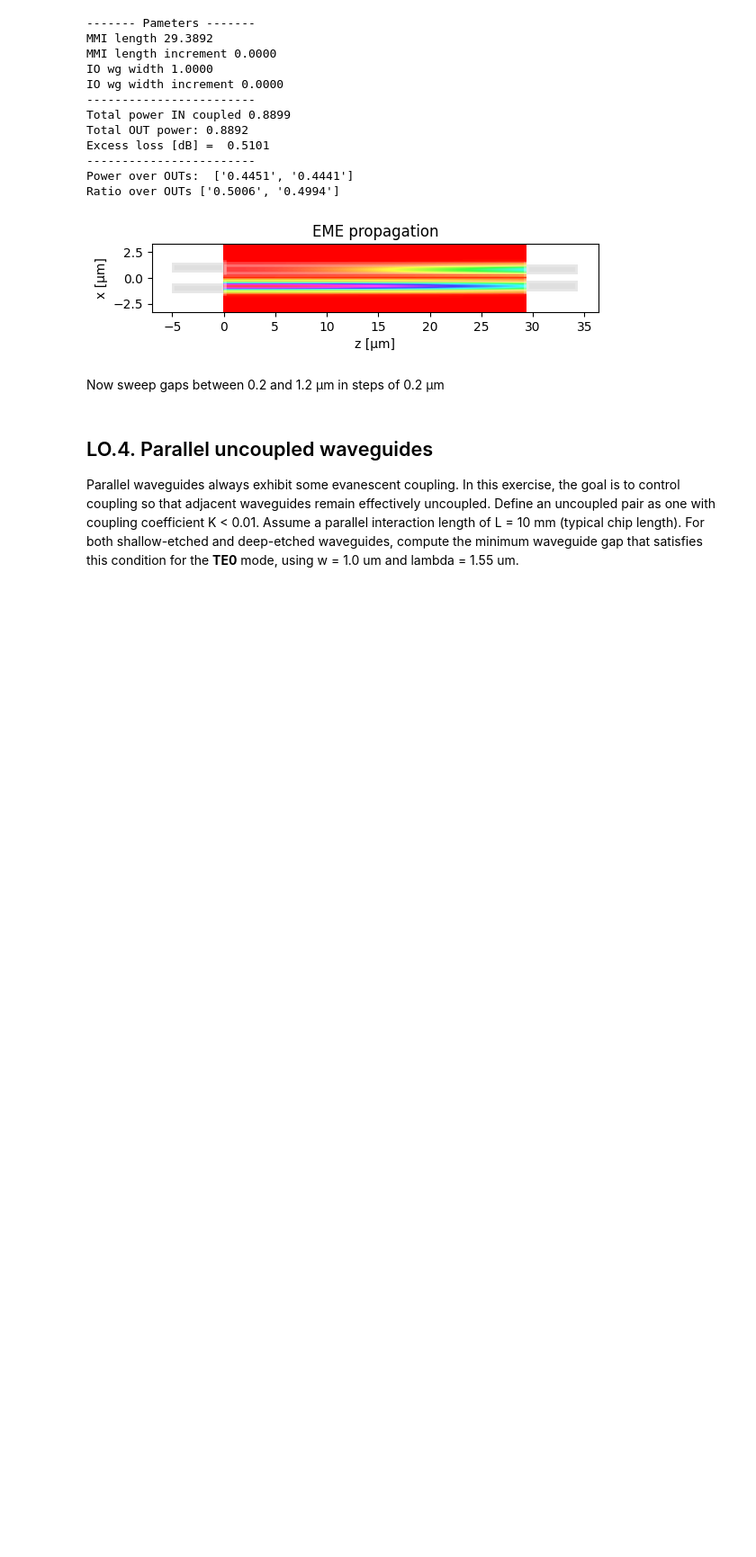
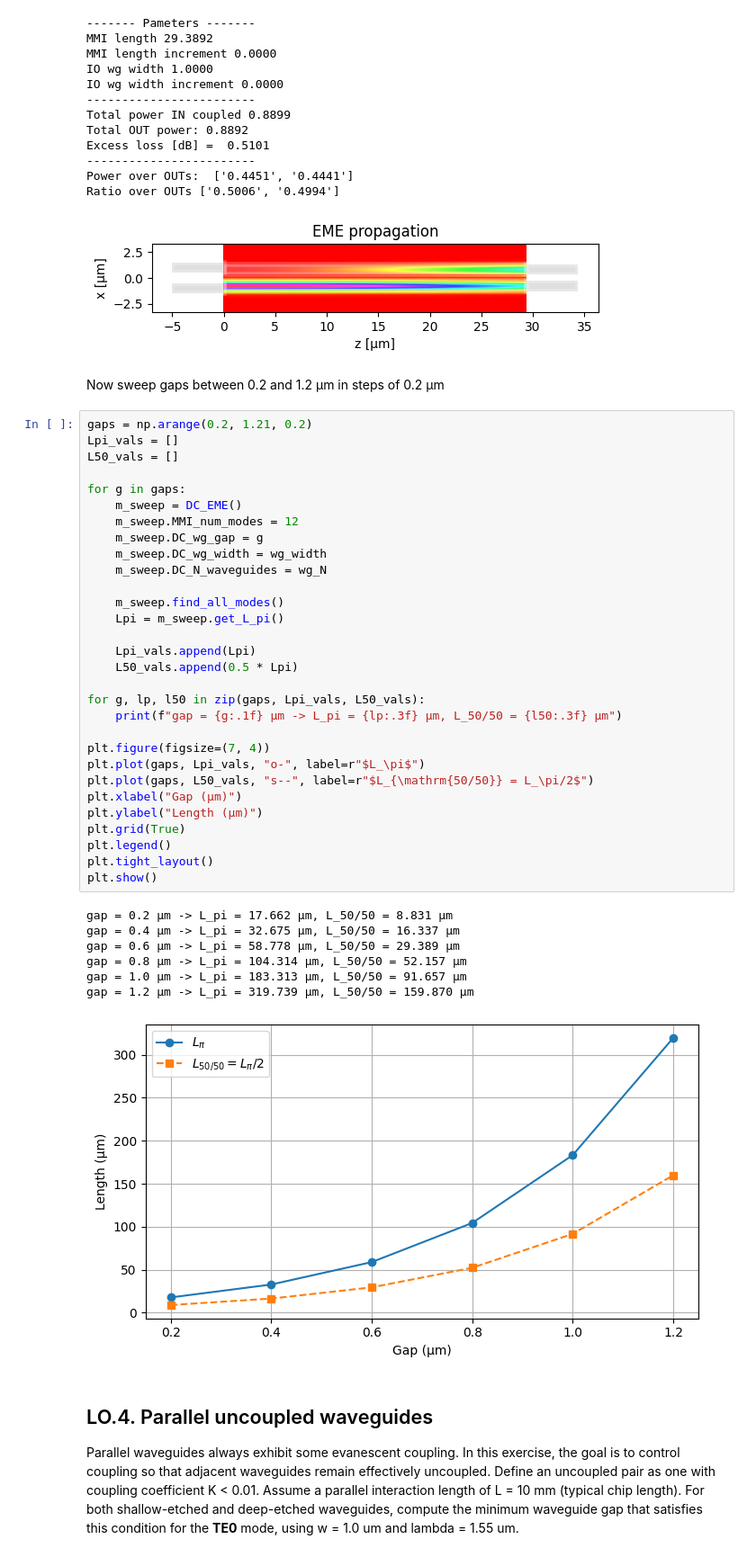
Before and after one commit to lorenagomezdiego/cifoin-lab2, a Jupyter notebook: COUPLERS_Student.ipynb, the cells around one changed output. Shown at 90% size. Saved outputs shown, nothing was run; the diff lists cells and outputs as text; blank space fills up the shorter version.

```diff
--- a/COUPLERS_Student.ipynb
+++ b/COUPLERS_Student.ipynb
@@ -253,6 +251,44 @@ Ratio over OUTs ['0.5006', '0.4994']
 [figure]
 # %% [markdown]
 Now sweep gaps between 0.2 and 1.2 µm in steps of 0.2 µm
+# %%
+gaps = np.arange(0.2, 1.21, 0.2)
+Lpi_vals = []
+L50_vals = []
+
+for g in gaps:
+    m_sweep = DC_EME()
+    m_sweep.MMI_num_modes = 12
+    m_sweep.DC_wg_gap = g
+    m_sweep.DC_wg_width = wg_width
+    m_sweep.DC_N_waveguides = wg_N
+
+    m_sweep.find_all_modes()
+    Lpi = m_sweep.get_L_pi()
+
+    Lpi_vals.append(Lpi)
+    L50_vals.append(0.5 * Lpi)
+
+for g, lp, l50 in zip(gaps, Lpi_vals, L50_vals):
+    print(f"gap = {g:.1f} µm -> L_pi = {lp:.3f} µm, L_50/50 = {l50:.3f} µm")
+
+plt.figure(figsize=(7, 4))
+plt.plot(gaps, Lpi_vals, "o-", label=r"$L_\pi$")
+plt.plot(gaps, L50_vals, "s--", label=r"$L_{\mathrm{50/50}} = L_\pi/2$")
+plt.xlabel("Gap (µm)")
+plt.ylabel("Length (µm)")
+plt.grid(True)
+plt.legend()
+plt.tight_layout()
+plt.show()
+# %% [output]
+gap = 0.2 µm -> L_pi = 17.662 µm, L_50/50 = 8.831 µm
+gap = 0.4 µm -> L_pi = 32.675 µm, L_50/50 = 16.337 µm
+gap = 0.6 µm -> L_pi = 58.778 µm, L_50/50 = 29.389 µm
+gap = 0.8 µm -> L_pi = 104.314 µm, L_50/50 = 52.157 µm
+gap = 1.0 µm -> L_pi = 183.313 µm, L_50/50 = 91.657 µm
+gap = 1.2 µm -> L_pi = 319.739 µm, L_50/50 = 159.870 µm
+[figure, added]
 # %% [markdown]
 ## LO.4. Parallel uncoupled waveguides
 
```
Also changed, not shown: parts of 6 cells of this notebook, 1 other file.
